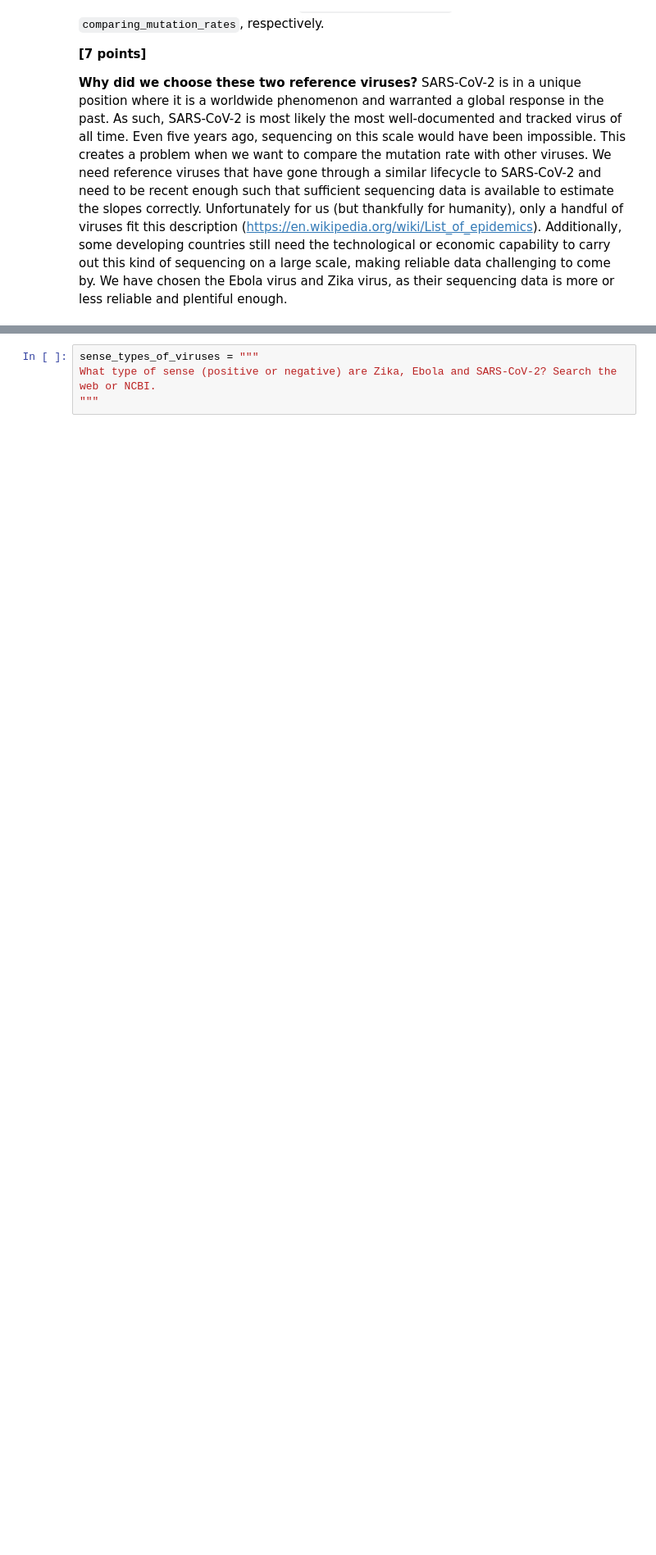
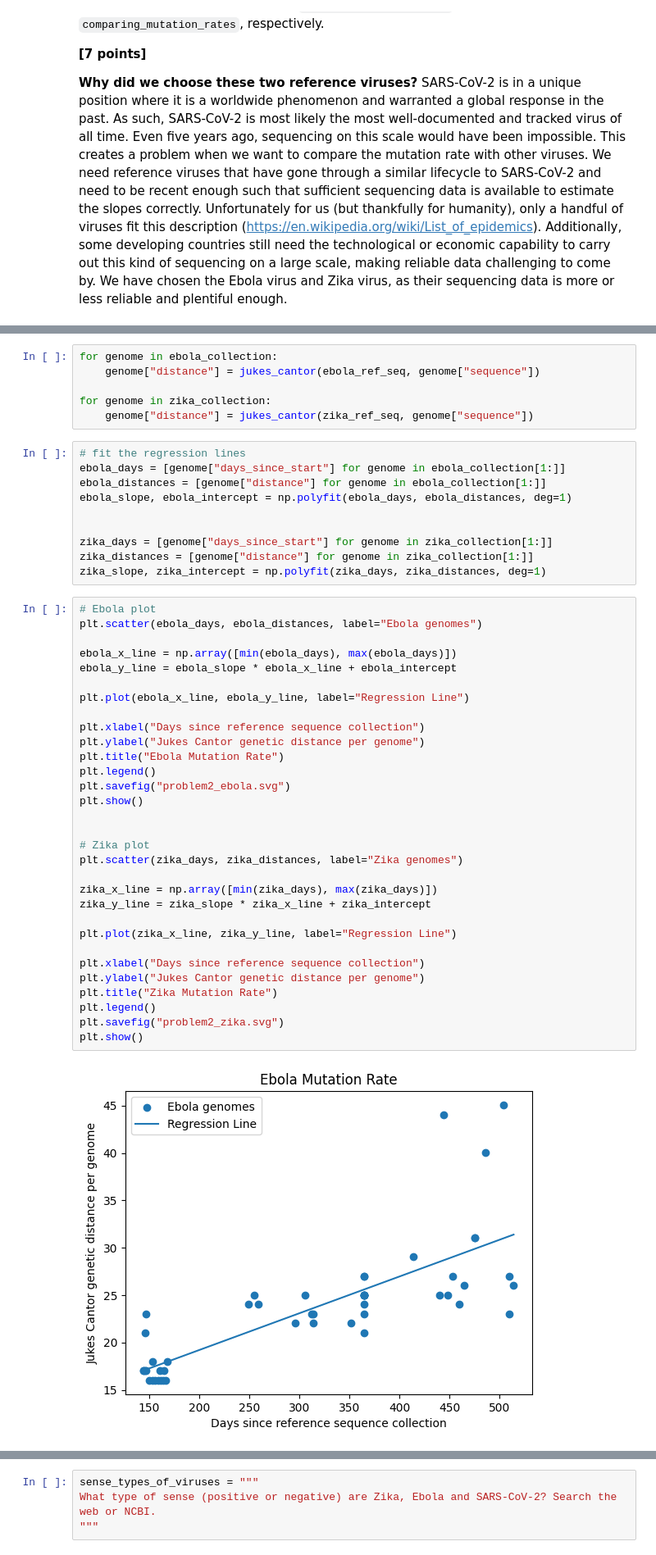
Before and after one commit to larissaavong/assign_viral_evo, a Jupyter notebook: viral_evo_workbook.ipynb, the cells around one changed output, grey strips where cells are left out. Shown at 82% size. Cells and saved outputs as stored; diff of their text form; blank space fills up the shorter version.

Commit message:
finished problem2

```diff
--- a/viral_evo_workbook.ipynb
+++ b/viral_evo_workbook.ipynb
@@ -198,0 +202,49 @@ When comparing mutation rates between different viruses, should we compare them
+# %%
+for genome in ebola_collection:
+    genome["distance"] = jukes_cantor(ebola_ref_seq, genome["sequence"])
+
+for genome in zika_collection:
+    genome["distance"] = jukes_cantor(zika_ref_seq, genome["sequence"])
+# %%
+# fit the regression lines
+ebola_days = [genome["days_since_start"] for genome in ebola_collection[1:]]
+ebola_distances = [genome["distance"] for genome in ebola_collection[1:]]
+ebola_slope, ebola_intercept = np.polyfit(ebola_days, ebola_distances, deg=1)
+
+
+zika_days = [genome["days_since_start"] for genome in zika_collection[1:]]
+zika_distances = [genome["distance"] for genome in zika_collection[1:]]
+zika_slope, zika_intercept = np.polyfit(zika_days, zika_distances, deg=1)
+# %%
+# Ebola plot
+plt.scatter(ebola_days, ebola_distances, label="Ebola genomes")
+
+ebola_x_line = np.array([min(ebola_days), max(ebola_days)])
+ebola_y_line = ebola_slope * ebola_x_line + ebola_intercept
+
+plt.plot(ebola_x_line, ebola_y_line, label="Regression Line")
+
+plt.xlabel("Days since reference sequence collection")
+plt.ylabel("Jukes Cantor genetic distance per genome")
+plt.title("Ebola Mutation Rate")
+plt.legend()
+plt.savefig("problem2_ebola.svg")
+plt.show()
+
+
+# Zika plot
+plt.scatter(zika_days, zika_distances, label="Zika genomes")
+
+zika_x_line = np.array([min(zika_days), max(zika_days)])
+zika_y_line = zika_slope * zika_x_line + zika_intercept
+
+plt.plot(zika_x_line, zika_y_line, label="Regression Line")
+
+plt.xlabel("Days since reference sequence collection")
+plt.ylabel("Jukes Cantor genetic distance per genome")
+plt.title("Zika Mutation Rate")
+plt.legend()
+plt.savefig("problem2_zika.svg")
+plt.show()
+# %% [output]
+[figure, added]
```
Also changed, not shown: parts of 10 cells of this notebook, 3 other files.
